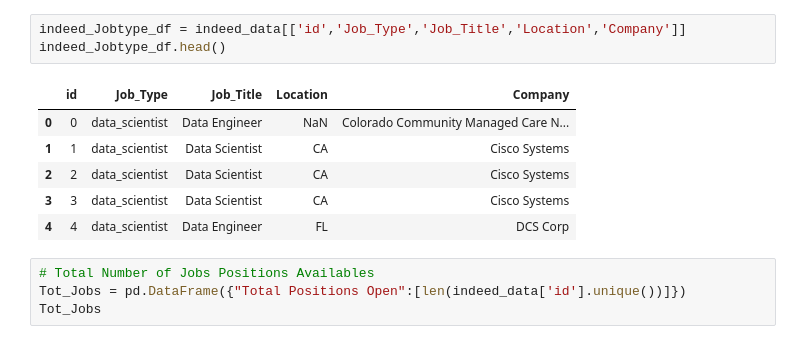
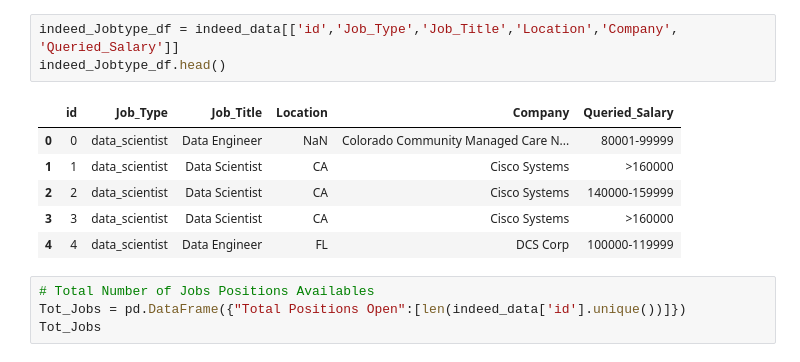
Before and after one commit to feldtmam/project1group3, a Jupyter notebook: TypeofJobs_analysis.ipynb, the cells around one changed output. Drawn from its saved outputs; the diff is of its cells as text.

```diff
--- a/TypeofJobs_analysis.ipynb
+++ b/TypeofJobs_analysis.ipynb
@@ -24,15 +25,15 @@ indeed_data.head()
 | 4 | 4 | Data Engineer | https://www.indeed.com/rc/clk?jk=... | 100000-119999 | data_scientist | ['TS/SCI Clearance', 'Signal Proc... | 3 | DCS Corp | 46.0 | ... |
 5 rows × 43 columns
 # %%
-indeed_Jobtype_df = indeed_data[['id','Job_Type','Job_Title','Location','Company']]
+indeed_Jobtype_df = indeed_data[['id','Job_Type','Job_Title','Location','Company', 'Queried_Salary']]
 indeed_Jobtype_df.head()
 # %% [output]
-|  | id | Job_Type | Job_Title | Location | Company |
-| 0 | 0 | data_scientist | Data Engineer | NaN | Colorado Community Managed Care N... |
-| 1 | 1 | data_scientist | Data Scientist | CA | Cisco Systems |
-| 2 | 2 | data_scientist | Data Scientist | CA | Cisco Systems |
-| 3 | 3 | data_scientist | Data Scientist | CA | Cisco Systems |
-| 4 | 4 | data_scientist | Data Engineer | FL | DCS Corp |
+|  | id | Job_Type | Job_Title | Location | Company | Queried_Salary |
+| 0 | 0 | data_scientist | Data Engineer | NaN | Colorado Community Managed Care N... | 80001-99999 |
+| 1 | 1 | data_scientist | Data Scientist | CA | Cisco Systems | >160000 |
+| 2 | 2 | data_scientist | Data Scientist | CA | Cisco Systems | 140000-159999 |
+| 3 | 3 | data_scientist | Data Scientist | CA | Cisco Systems | >160000 |
+| 4 | 4 | data_scientist | Data Engineer | FL | DCS Corp | 100000-119999 |
 # %%
 # Total Number of Jobs Positions Availables
 Tot_Jobs = pd.DataFrame({"Total Positions Open":[len(indeed_data['id'].unique())]})
```
Also changed, not shown: parts of 13 cells of this notebook, 1 other file.
